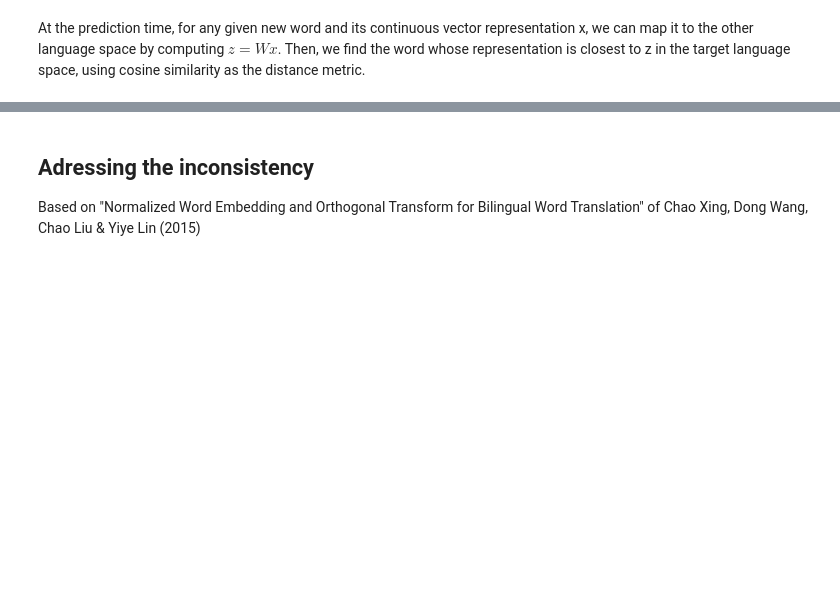
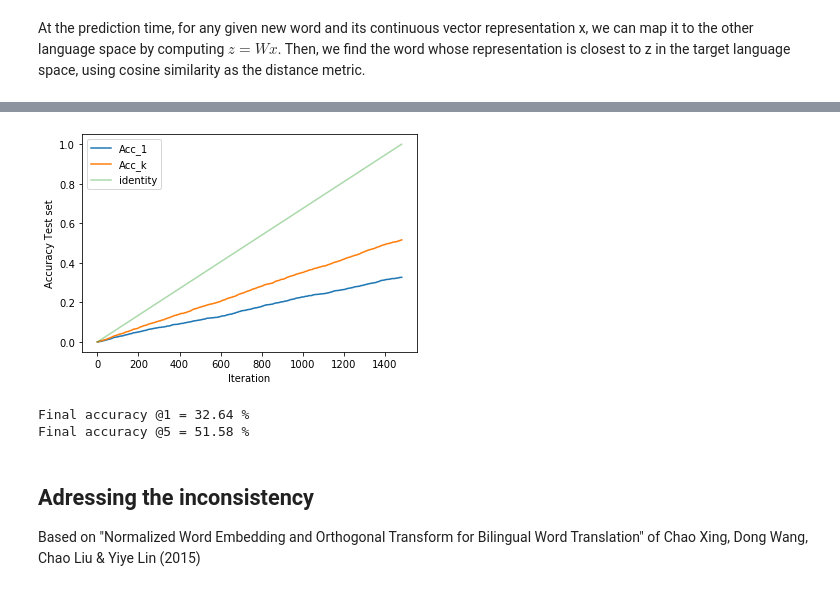
Before and after one commit to minhparis/nlp-gan, a Jupyter notebook: Projet_NLP_LM.ipynb, the cells around one changed output, grey strips where cells are left out. Saved outputs shown, nothing was run; the diff lists cells and outputs as text; code cells hidden in the pictures; blank space fills up the shorter version.

```diff
--- a/Projet_NLP_LM.ipynb
+++ b/Projet_NLP_LM.ipynb
@@ -201,0 +201,7 @@ def prediction_dict(dico, W):
+# %%
+# test predictions for W from GD
+
+# k-top accuracy ("acc@k")
+k = 5
+
+dico_pred1, dico_predk = prediction_dict(dico_test, W_GD, k)
@@ -202,8 +225,23 @@ def prediction_dict(dico, W):
 # %%
 # measure of the accuracy of the dictionnarty
-def accuracy(dico_pred, dico):
-    c = 0
+def accuracy(dpred1, dpredk, dico):
+    acc1 = [0]
+    acck = [0]
+
     for key in dico.keys():
-        if dico[key] == dico_pred[key]:
-            c += 1
-    return(c/len(dico)) # nb de mots bien prédits/nb de mots total
+        add1, addk = 0, 0
+
+        if dico[key] == dpred1[key][0]:
+            add1 = 1
+        acc1.append(acc1[-1] + add1)
+
+        for i in np.arange(k):
+            if dico[key] == dpredk[key][i]:
+                addk = 1
+                break
+        acck.append(acck[-1] + addk)
+
+    acc1 = [i/len(dico) for i in acc1]
+    acck = [i/len(dico) for i in acck]
+
+    return acc1, acck # nb de mots bien prédits/nb de mots total
@@ -231,3 +248,20 @@ plt.show()
+# %%
+acc1_test, acck_test = accuracy(dico_pred1, dico_predk, dico_test)
+# %%
+plt.plot(acc1_test ,label="Acc_1")
+plt.plot(acck_test ,label="Acc_k")
+plt.plot([i/len(dico_test) for i in range(len(dico_test))],label="identity",alpha=0.4)
+plt.ylabel('Accuracy Test set')
+plt.xlabel('Iteration')
+plt.legend()
+plt.show()
+
+print("Final accuracy @1 =", round(acc1_test[-1]*100, 2), "%")
+print("Final accuracy @5 =", round(acck_test[-1]*100, 2), "%")
+# %% [output]
+[figure, added]
+Final accuracy @1 = 32.64 %
+Final accuracy @5 = 51.58 %
 # %% [markdown]
 ## Adressing the inconsistency
 
```
Also changed, not shown: parts of 10 cells of this notebook.
